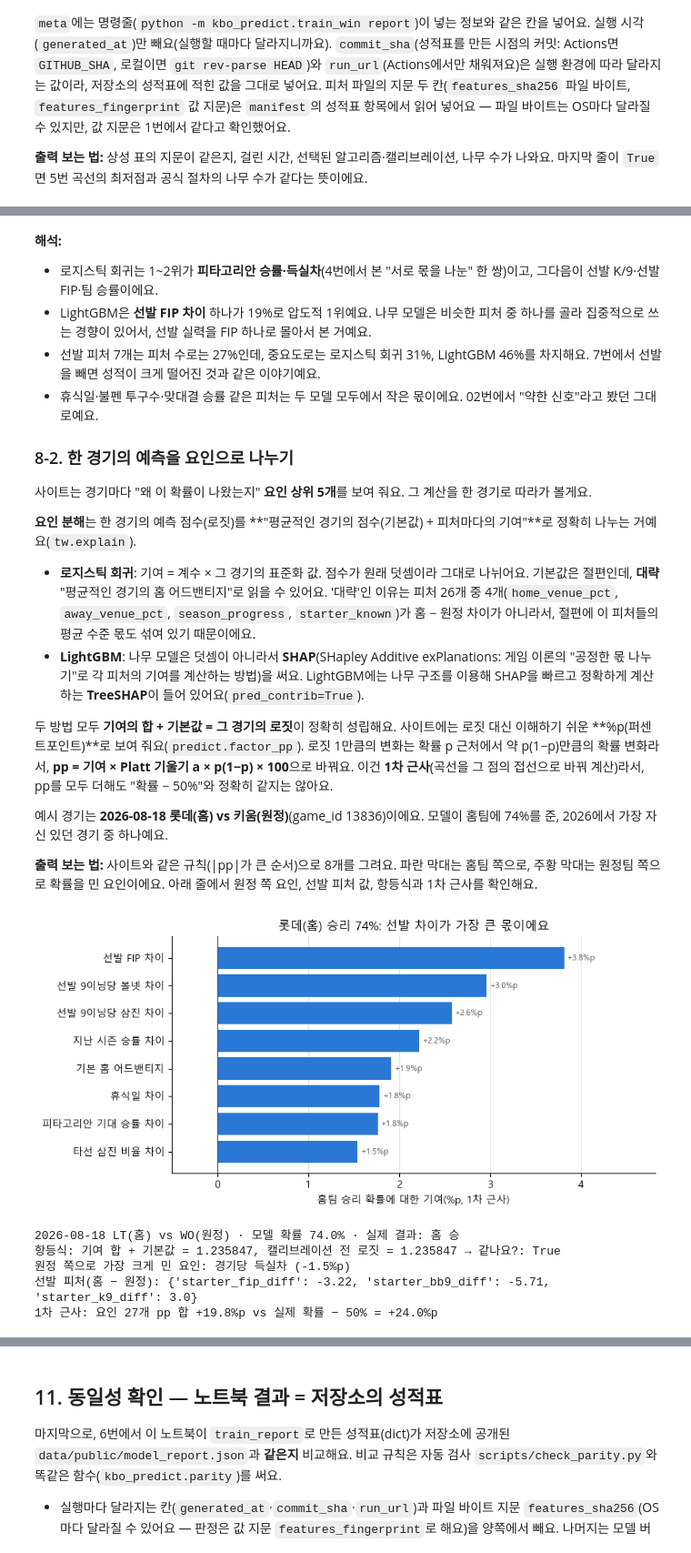
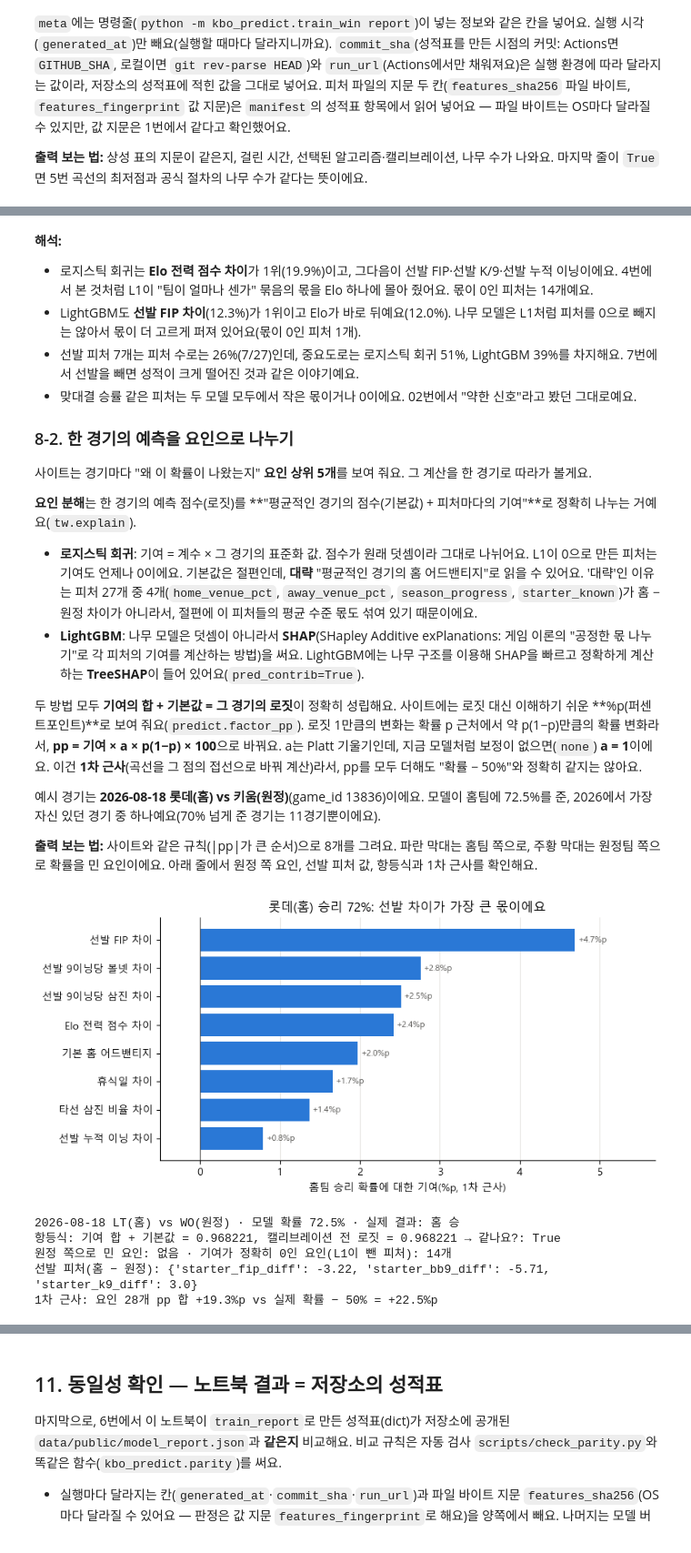
Before and after one commit to kimminseo2323-prog/2610_KBO_predict, a Jupyter notebook: notebooks/03_승패_예측_모델.ipynb, the cells around one changed output, grey strips where cells are left out. Shown at 91% size. Drawn from its saved outputs; the diff is of its cells as text; code cells hidden in the pictures.

```diff
--- a/notebooks/03_승패_예측_모델.ipynb
+++ b/notebooks/03_승패_예측_모델.ipynb
@@ -289,7 +314,7 @@ print(f"2025 검증: 정확도 {lr_val['accuracy']:.1%} · log loss {lr_val['log
 
 **출력 보는 법:** 파란 선이 2025 검증 log loss, 회색 선이 학습 log loss예요. 세로 점선이 검증 log loss가 가장 낮은 지점이에요.
 # %%
-X_train, X_val = train[features.FEATURE_NAMES].astype(float), val[features.FEATURE_NAMES].astype(float)
+X_train, X_val = train[features.MODEL_FEATURES].astype(float), val[features.MODEL_FEATURES].astype(float)   # 공식 절차와 같은 27개
 curve_model = lgb.LGBMClassifier(**tw.LGBM_PARAMS, n_estimators=300)   # 공식 설정 그대로, 멈추지 않고 300그루
 curve_model.fit(X_train, train["y"], eval_X=(X_train, X_val), eval_y=(train["y"], val["y"]),
                 eval_names=["train", "val"], eval_metric="binary_logloss")
@@ -612,56 +652,58 @@ LightGBM: 선발 피처 7개의 몫 46.2% · 1위 선발 FIP 차이 (18.8%)
 # %% [markdown]
+
 **해석:**
-- 로지스틱 회귀는 1~2위가 **피타고리안 승률·득실차**(4번에서 본 "서로 몫을 나눈" 한 쌍)이고, 그다음이 선발 K/9·선발 FIP·팀 승률이에요.
-- LightGBM은 **선발 FIP 차이** 하나가 19%로 압도적 1위예요. 나무 모델은 비슷한 피처 중 하나를 골라 집중적으로 쓰는 경향이 있어서, 선발 실력을 FIP 하나로 몰아서 본 거예요.
-- 선발 피처 7개는 피처 수로는 27%인데, 중요도로는 로지스틱 회귀 31%, LightGBM 46%를 차지해요. 7번에서 선발을 빼면 성적이 크게 떨어진 것과 같은 이야기예요.
-- 휴식일·불펜 투구수·맞대결 승률 같은 피처는 두 모델 모두에서 작은 몫이에요. 02번에서 "약한 신호"라고 봤던 그대로예요.
+- 로지스틱 회귀는 **Elo 전력 점수 차이**가 1위(19.9%)이고, 그다음이 선발 FIP·선발 K/9·선발 누적 이닝이에요. 4번에서 본 것처럼 L1이 "팀이 얼마나 센가" 묶음의 몫을 Elo 하나에 몰아 줬어요. 몫이 0인 피처는 14개예요.
+- LightGBM도 **선발 FIP 차이**(12.3%)가 1위이고 Elo가 바로 뒤예요(12.0%). 나무 모델은 L1처럼 피처를 0으로 빼지는 않아서 몫이 더 고르게 퍼져 있어요(몫이 0인 피처 1개).
+- 선발 피처 7개는 피처 수로는 26%(7/27)인데, 중요도로는 로지스틱 회귀 51%, LightGBM 39%를 차지해요. 7번에서 선발을 빼면 성적이 크게 떨어진 것과 같은 이야기예요.
+- 맞대결 승률 같은 피처는 두 모델 모두에서 작은 몫이거나 0이에요. 02번에서 "약한 신호"라고 봤던 그대로예요.
 
 ### 8-2. 한 경기의 예측을 요인으로 나누기
 사이트는 경기마다 "왜 이 확률이 나왔는지" **요인 상위 5개**를 보여 줘요. 그 계산을 한 경기로 따라가 볼게요.
 
 **요인 분해**는 한 경기의 예측 점수(로짓)를 **"평균적인 경기의 점수(기본값) + 피처마다의 기여"**로 정확히 나누는 거예요(`tw.explain`).
-- **로지스틱 회귀**: 기여 = 계수 × 그 경기의 표준화 값. 점수가 원래 덧셈이라 그대로 나뉘어요. 기본값은 절편인데, **대략** "평균적인 경기의 홈 어드밴티지"로 읽을 수 있어요. '대략'인 이유는 피처 26개 중 4개(`home_venue_pct`, `away_venue_pct`, `season_progress`, `starter_known`)가 홈 − 원정 차이가 아니라서, 절편에 이 피처들의 평균 수준 몫도 섞여 있기 때문이에요.
+- **로지스틱 회귀**: 기여 = 계수 × 그 경기의 표준화 값. 점수가 원래 덧셈이라 그대로 나뉘어요. L1이 0으로 만든 피처는 기여도 언제나 0이에요. 기본값은 절편인데, **대략** "평균적인 경기의 홈 어드밴티지"로 읽을 수 있어요. '대략'인 이유는 피처 27개 중 4개(`home_venue_pct`, `away_venue_pct`, `season_progress`, `starter_known`)가 홈 − 원정 차이가 아니라서, 절편에 이 피처들의 평균 수준 몫도 섞여 있기 때문이에요.
 - **LightGBM**: 나무 모델은 덧셈이 아니라서 **SHAP**(SHapley Additive exPlanations: 게임 이론의 "공정한 몫 나누기"로 각 피처의 기여를 계산하는 방법)을 써요. LightGBM에는 나무 구조를 이용해 SHAP을 빠르고 정확하게 계산하는 **TreeSHAP**이 들어 있어요(`pred_contrib=True`).
 
 두 방법 모두 **기여의 합 + 기본값 = 그 경기의 로짓**이 정확히 성립해요.
-사이트에는 로짓 대신 이해하기 쉬운 **%p(퍼센트포인트)**로 보여 줘요(`predict.factor_pp`). 로짓 1만큼의 변화는 확률 p 근처에서 약 p(1−p)만큼의 확률 변화라서, **pp = 기여 × Platt 기울기 a × p(1−p) × 100**으로 바꿔요. 이건 **1차 근사**(곡선을 그 점의 접선으로 바꿔 계산)라서, pp를 모두 더해도 "확률 − 50%"와 정확히 같지는 않아요.
+사이트에는 로짓 대신 이해하기 쉬운 **%p(퍼센트포인트)**로 보여 줘요(`predict.factor_pp`). 로짓 1만큼의 변화는 확률 p 근처에서 약 p(1−p)만큼의 확률 변화라서, **pp = 기여 × a × p(1−p) × 100**으로 바꿔요. a는 Platt 기울기인데, 지금 모델처럼 보정이 없으면(`none`) **a = 1**이에요. 이건 **1차 근사**(곡선을 그 점의 접선으로 바꿔 계산)라서, pp를 모두 더해도 "확률 − 50%"와 정확히 같지는 않아요.
 
-예시 경기는 **2026-08-18 롯데(홈) vs 키움(원정)**(game_id 13836)이에요. 모델이 홈팀에 74%를 준, 2026에서 가장 자신 있던 경기 중 하나예요.
+예시 경기는 **2026-08-18 롯데(홈) vs 키움(원정)**(game_id 13836)이에요. 모델이 홈팀에 72.5%를 준, 2026에서 가장 자신 있던 경기 중 하나예요(70% 넘게 준 경기는 11경기뿐이에요).
 
 **출력 보는 법:** 사이트와 같은 규칙(|pp|가 큰 순서)으로 8개를 그려요. 파란 막대는 홈팀 쪽으로, 주황 막대는 원정팀 쪽으로 확률을 민 요인이에요. 아래 줄에서 원정 쪽 요인, 선발 피처 값, 항등식과 1차 근사를 확인해요.
 # %%
 GAME_ID = 13836   # 2026-08-18 롯데(LT, 홈) vs 키움(WO, 원정)
 game = test[test["game_id"] == GAME_ID]
 p_game = float(tw.predict_proba(report_bundle, game)[0])                   # 최종 확률(캘리브레이션 후)
-contrib, base = tw.explain(report_bundle, game)                           # 로짓 단위 기여 26개 + 기본값
+contrib, base = tw.explain(report_bundle, game)                           # 로짓 단위 기여 27개 + 기본값
 raw_logit = np.log(tw.predict_raw(report_bundle, game)[0] / (1 - tw.predict_raw(report_bundle, game)[0]))
 
 pp = pd.DataFrame(predict.factor_pp(report_bundle, game, p_game), columns=["요인", "pp"])
 top = pp.reindex(pp["pp"].abs().sort_values(ascending=False).index).head(8).iloc[::-1]
 
 fig, ax = plt.subplots(figsize=(8.5, 4.2))
 bars = ax.barh(top["요인"], top["pp"], color=[BLUE if v > 0 else ORANGE for v in top["pp"]])
 ax.bar_label(bars, labels=[f"{v:+.1f}%p" for v in top["pp"]], fontsize=8, color=INK, padding=3)
 ax.axvline(0, color=INK, linewidth=0.8)
 ax.grid(True, axis="x")
 ax.grid(False, axis="y")
 ax.set(xlim=(min(0, top["pp"].min()) - 0.5, top["pp"].max() + 1), xlabel="홈팀 승리 확률에 대한 기여(%p, 1차 근사)",
        title=f"롯데(홈) 승리 {p_game:.0%}: 선발 차이가 가장 큰 몫이에요")
 plt.show()
 
 row = game.iloc[0]
 print(f"{row['date']} {row['home_code']}(홈) vs {row['away_code']}(원정) · 모델 확률 {p_game:.1%} · 실제 결과: {'홈 승' if row['y'] == 1 else '원정 승'}")
 print(f"항등식: 기여 합 + 기본값 = {contrib.sum() + base[0]:.6f}, 캘리브레이션 전 로짓 = {raw_logit:.6f} → 같나요?:",
       bool(np.isclose(contrib.sum() + base[0], raw_logit)))
-away_side = pp.loc[pp["pp"].idxmin()]
-print(f"원정 쪽으로 가장 크게 민 요인: {away_side['요인']} ({away_side['pp']:+.1f}%p)")
+away_side = pp[pp["pp"] < -0.05]                                          # 원정 쪽으로 0.05%p보다 크게 민 요인
+print("원정 쪽으로 민 요인:", ", ".join(f"{n} ({v:+.1f}%p)" for n, v in zip(away_side["요인"], away_side["pp"])) or "없음",
+      f"· 기여가 정확히 0인 요인(L1이 뺀 피처): {int((contrib[0] == 0).sum())}개")
 print("선발 피처(홈 − 원정):", {n: round(float(row[n]), 2) for n in ("starter_fip_diff", "starter_bb9_diff", "starter_k9_diff")})
-print(f"1차 근사: 요인 27개 pp 합 {pp['pp'].sum():+.1f}%p vs 실제 확률 − 50% = {100 * (p_game - 0.5):+.1f}%p")
+print(f"1차 근사: 요인 {len(pp)}개 pp 합 {pp['pp'].sum():+.1f}%p vs 실제 확률 − 50% = {100 * (p_game - 0.5):+.1f}%p")
 # %% [output]
-[figure, old version]
+[figure, new version]
-2026-08-18 LT(홈) vs WO(원정) · 모델 확률 74.0% · 실제 결과: 홈 승
-항등식: 기여 합 + 기본값 = 1.235847, 캘리브레이션 전 로짓 = 1.235847 → 같나요?: True
-원정 쪽으로 가장 크게 민 요인: 경기당 득실차 (-1.5%p)
+2026-08-18 LT(홈) vs WO(원정) · 모델 확률 72.5% · 실제 결과: 홈 승
+항등식: 기여 합 + 기본값 = 0.968221, 캘리브레이션 전 로짓 = 0.968221 → 같나요?: True
+원정 쪽으로 민 요인: 없음 · 기여가 정확히 0인 요인(L1이 뺀 피처): 14개
 선발 피처(홈 − 원정): {'starter_fip_diff': -3.22, 'starter_bb9_diff': -5.71, 'starter_k9_diff': 3.0}
-1차 근사: 요인 27개 pp 합 +19.8%p vs 실제 확률 − 50% = +24.0%p
+1차 근사: 요인 28개 pp 합 +19.3%p vs 실제 확률 − 50% = +22.5%p
 # %% [markdown]
```
Also changed, not shown: parts of 34 cells of this notebook, 7 other files.
